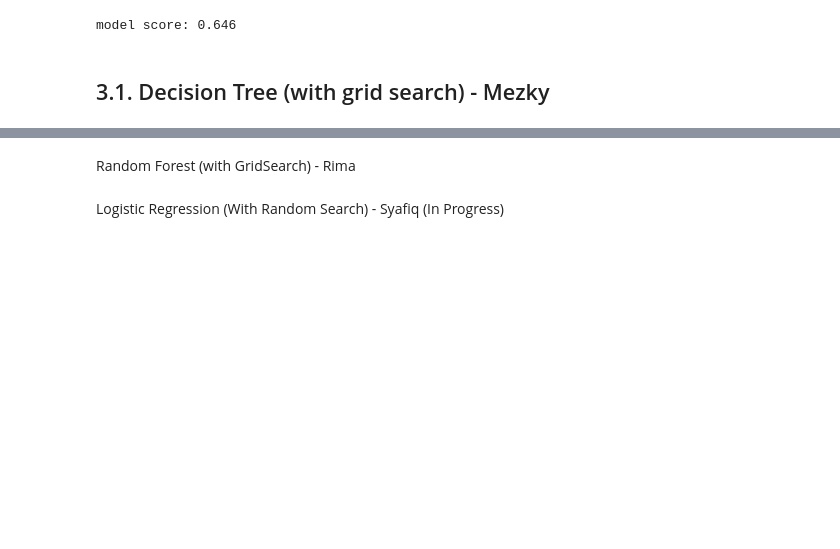
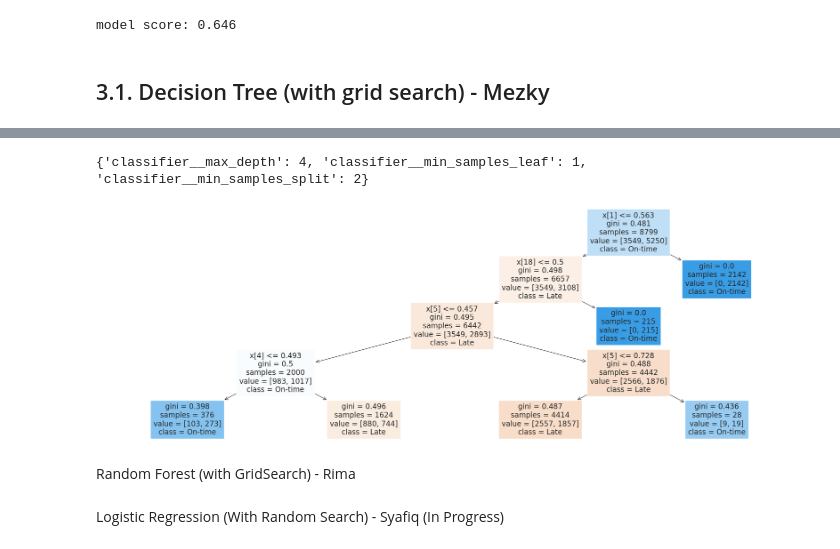
Before and after one commit to uniainiyah/ecommerce-ds, a Jupyter notebook: Final_Project_DS_Rakamin_Batch_31_Kelompok_4_(Cobra).ipynb, the cells around one changed output, grey strips where cells are left out. Saved outputs shown, nothing was run; the diff lists cells and outputs as text; code cells hidden in the pictures; blank space fills up the shorter version.

Commit message:
added decision tree + grid search model using pipeline

```diff
--- a/Final_Project_DS_Rakamin_Batch_31_Kelompok_4_(Cobra).ipynb
+++ b/Final_Project_DS_Rakamin_Batch_31_Kelompok_4_(Cobra).ipynb
@@ -1115,12 +1128,26 @@ model score: 0.646
+# %%
+print(gs.best_params_)
+# %% [output]
+{'classifier__max_depth': 4, 'classifier__min_samples_leaf': 1, 'classifier__min_samples_split': 2}
 # %%
-# # create decision tree with best parameters and visualize using plot tree
-# best_dtree = DecisionTreeClassifier(**gs.best_params_, random_state=random_state)
-# best_dtree.fit(x_train[selected_features], y_train)
+# create decision tree with best parameters and visualize using plot tree
+best_dtree = DecisionTreeClassifier(max_depth=4, min_samples_leaf=1, min_samples_split=2, random_state=random_state)
 
-# fig = plt.figure(figsize=(30,10))
-# _ = tree.plot_tree(best_dtree, feature_names=selected_features, class_names=['Late', 'On-time'], filled=True)
+best_dtree_clf = Pipeline(
+    steps=[
+        ('preprocessor', preprocessor),
+        ('classifier', best_dtree)
+    ]
+)
 
-# plt.show()
+best_dtree_clf.fit(x_train, y_train)
+
+fig = plt.figure(figsize=(30,10))
+_ = tree.plot_tree(best_dtree_clf['classifier'], class_names=['Late', 'On-time'], filled=True)
+
+plt.show()
+# %% [output]
+[figure, added]
 # %%
 # # using graphviz
 # import graphviz
```
Also changed, not shown: parts of 4 cells of this notebook.
